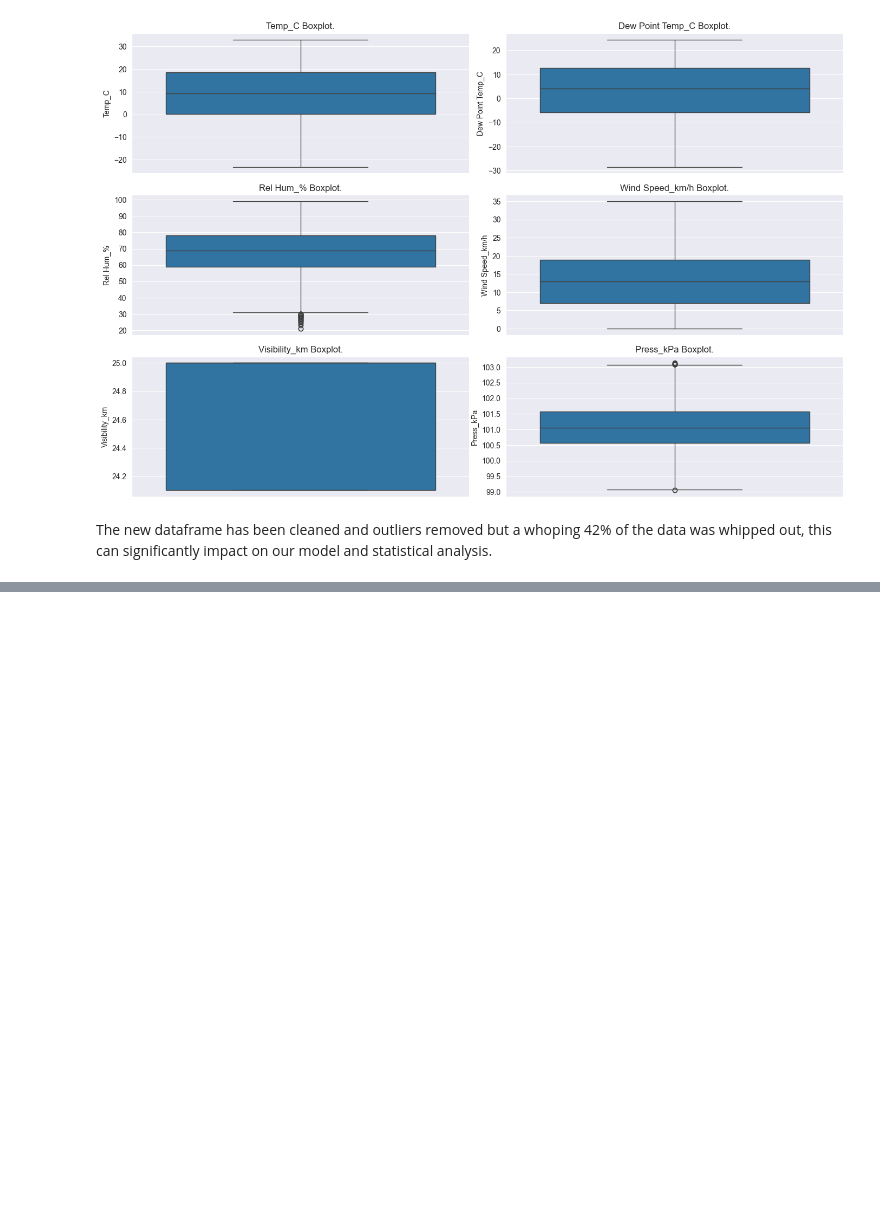
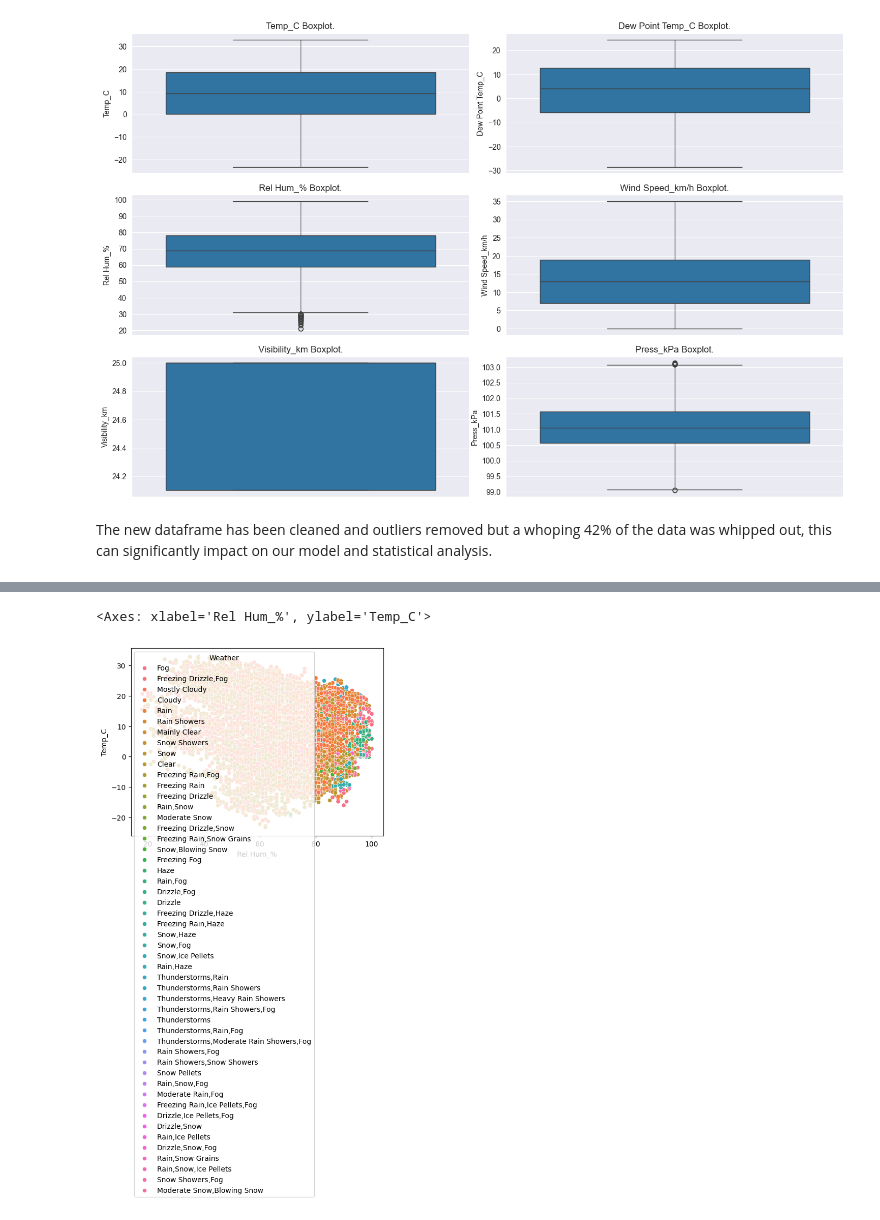
Before and after one commit to kechcole/LUX_DEV_PROGRAM, a Jupyter notebook: Assignments/Scripts_Wk_2/Python.ipynb, the cells around one changed output, grey strips where cells are left out. Cells and saved outputs as stored; diff of their text form; code cells hidden in the pictures; blank space fills up the shorter version.

```diff
--- a/Assignments/Scripts_Wk_2/Python.ipynb
+++ b/Assignments/Scripts_Wk_2/Python.ipynb
@@ -455,0 +468,7 @@ The new dataframe has been cleaned and outliers removed but a whoping 42% of the
+# %%
+# Add hue parameter of scatter plot above
+
+sns.scatterplot(x="Rel Hum_%", y="Temp_C", hue="Weather", data=data)
+# %% [output]
+<Axes: xlabel='Rel Hum_%', ylabel='Temp_C'>
+[figure, added]
```
Also changed, not shown: parts of 14 cells of this notebook.
